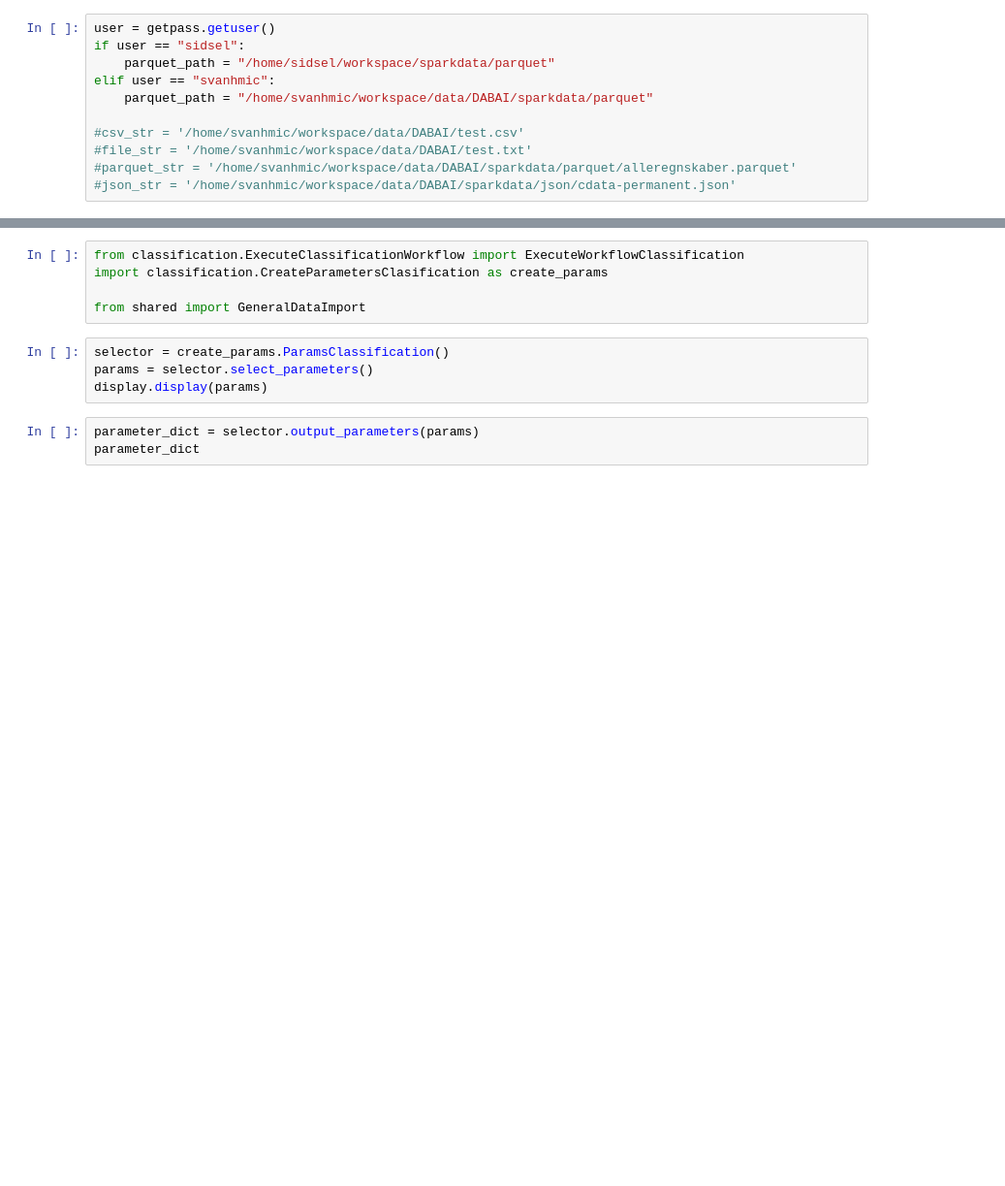
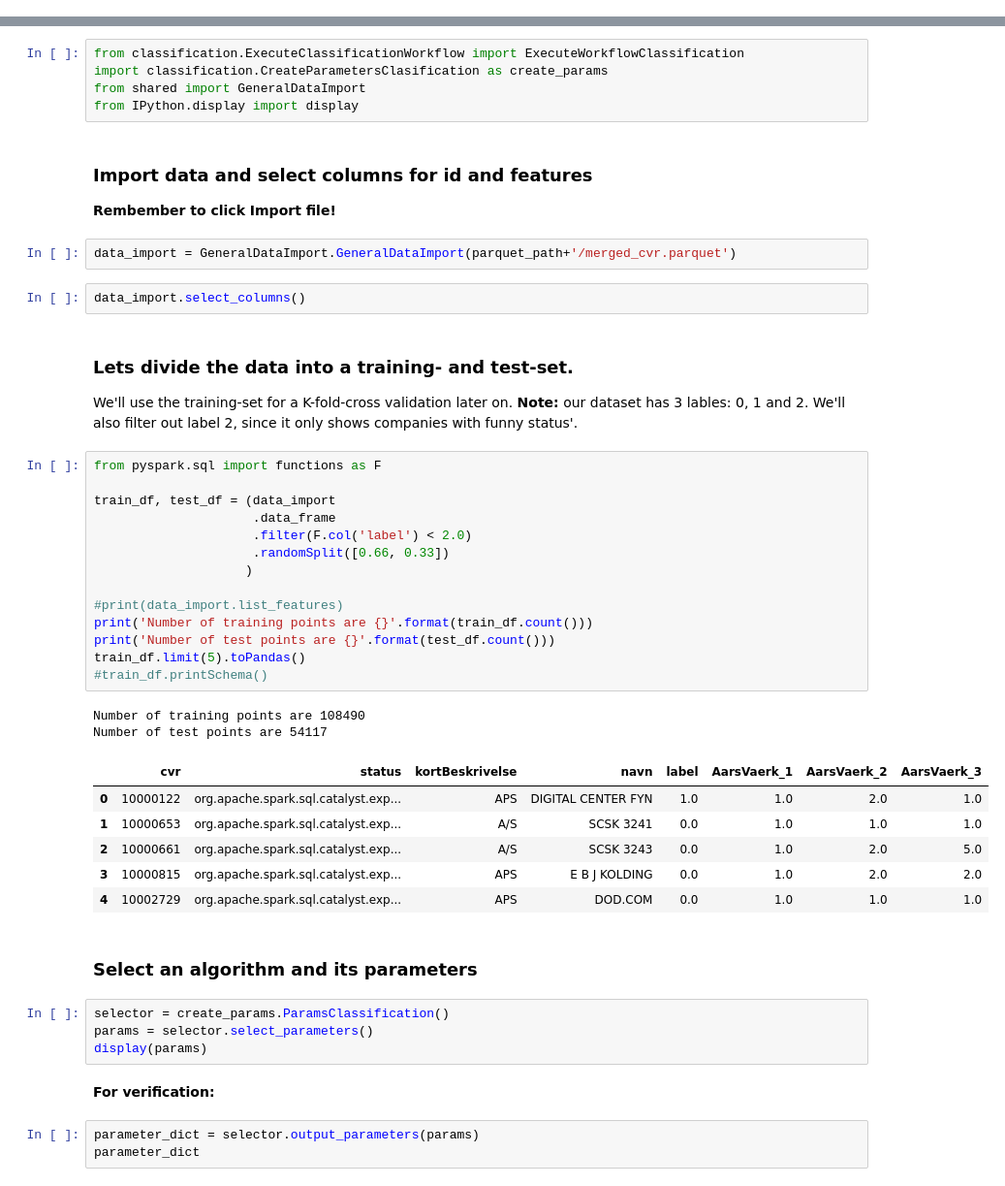
Before and after one commit to mssalvador/WorkflowCleaning, a Jupyter notebook: notebooks/Show_Classification.ipynb, the cells around one changed output, grey strips where cells are left out. Shown: that part at 97% size. Cells and saved outputs as stored; diff of their text form; blank space fills up the shorter version.

```diff
--- a/notebooks/Show_Classification.ipynb
+++ b/notebooks/Show_Classification.ipynb
@@ -26,11 +15,0 @@ print(module_path)
-# %%
-user = getpass.getuser()
-if user == "sidsel":
-    parquet_path = "/home/sidsel/workspace/sparkdata/parquet"
-elif user == "svanhmic":
-    parquet_path = "/home/svanhmic/workspace/data/DABAI/sparkdata/parquet"
-
-#csv_str = '/home/svanhmic/workspace/data/DABAI/test.csv'
-#file_str = '/home/svanhmic/workspace/data/DABAI/test.txt'
-#parquet_str = '/home/svanhmic/workspace/data/DABAI/sparkdata/parquet/alleregnskaber.parquet'
-#json_str = '/home/svanhmic/workspace/data/DABAI/sparkdata/json/cdata-permanent.json'
@@ -37,12 +18,51 @@ elif user == "svanhmic":
 # %%
 from classification.ExecuteClassificationWorkflow import ExecuteWorkflowClassification
 import classification.CreateParametersClasification as create_params
-
 from shared import GeneralDataImport
+from IPython.display import display
+# %% [markdown]
+### Import data and select columns for id and features
+__Rembember to click Import file!__
+# %%
+data_import = GeneralDataImport.GeneralDataImport(parquet_path+'/merged_cvr.parquet')
+# %%
+data_import.select_columns()
+# %% [markdown]
+###  Lets divide the data into a training- and test-set.
+
+We'll use the training-set for a K-fold-cross validation later on.
+__Note:__ our dataset has 3 lables: 0, 1 and 2. We'll also filter out label 2, since it only shows companies with funny status'.
+# %%
+from pyspark.sql import functions as F
+
+train_df, test_df = (data_import
+                     .data_frame
+                     .filter(F.col('label') < 2.0)
+                     .randomSplit([0.66, 0.33])
+                    )
+
+#print(data_import.list_features)
+print('Number of training points are {}'.format(train_df.count()))
+print('Number of test points are {}'.format(test_df.count()))
+train_df.limit(5).toPandas()
+#train_df.printSchema()
+# %% [output]
+Number of training points are 108490
+Number of test points are 54117
+|  | cvr | status | kortBeskrivelse | navn | label | AarsVaerk_1 | AarsVaerk_2 | AarsVaerk_3 |
+| 0 | 10000122 | org.apache.spark.sql.catalyst.exp... | APS | DIGITAL CENTER FYN | 1.0 | 1.0 | 2.0 | 1.0 |
+| 1 | 10000653 | org.apache.spark.sql.catalyst.exp... | A/S | SCSK 3241 | 0.0 | 1.0 | 1.0 | 1.0 |
+| 2 | 10000661 | org.apache.spark.sql.catalyst.exp... | A/S | SCSK 3243 | 0.0 | 1.0 | 2.0 | 5.0 |
+| 3 | 10000815 | org.apache.spark.sql.catalyst.exp... | APS | E B J KOLDING | 0.0 | 1.0 | 2.0 | 2.0 |
+| 4 | 10002729 | org.apache.spark.sql.catalyst.exp... | APS | DOD.COM | 0.0 | 1.0 | 1.0 | 1.0 |
+# %% [markdown]
+### Select an algorithm and its parameters
 # %%
 selector = create_params.ParamsClassification()
 params = selector.select_parameters()
-display.display(params)
+display(params)
+# %% [markdown]
+__For verification:__
 # %%
 parameter_dict = selector.output_parameters(params)
 parameter_dict
```
Also changed, not shown: parts of 17 cells of this notebook, 4 other files.
